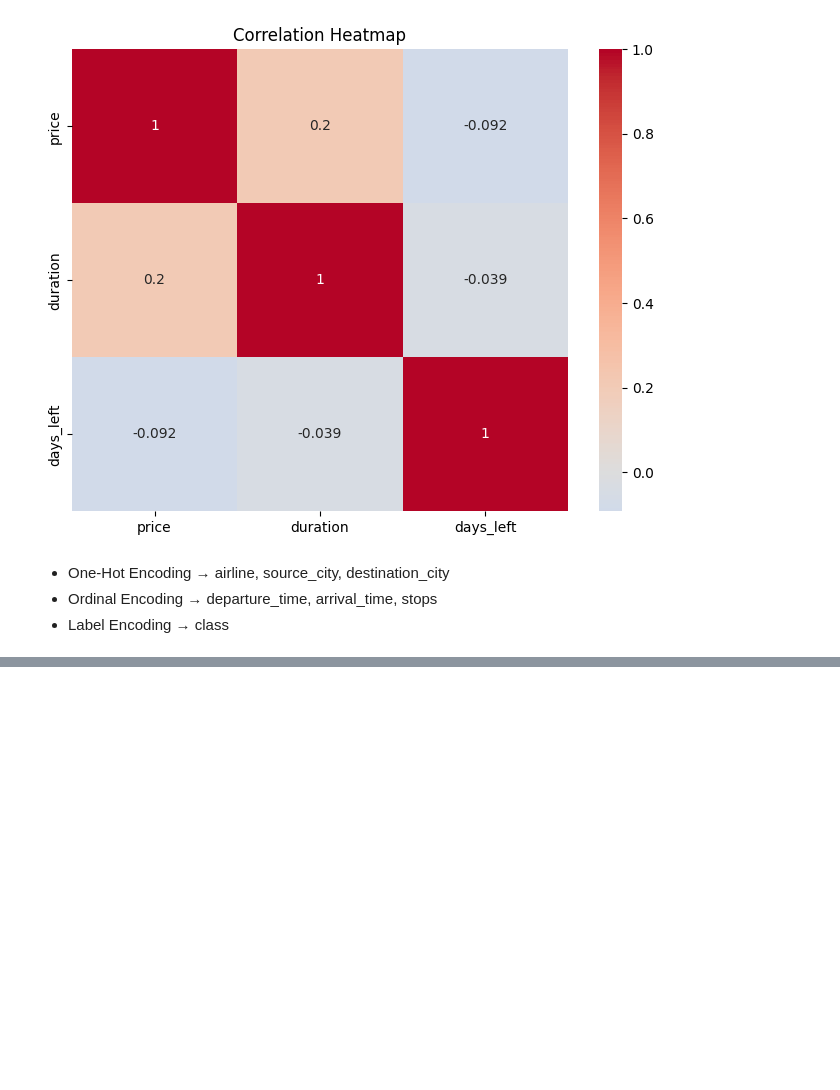
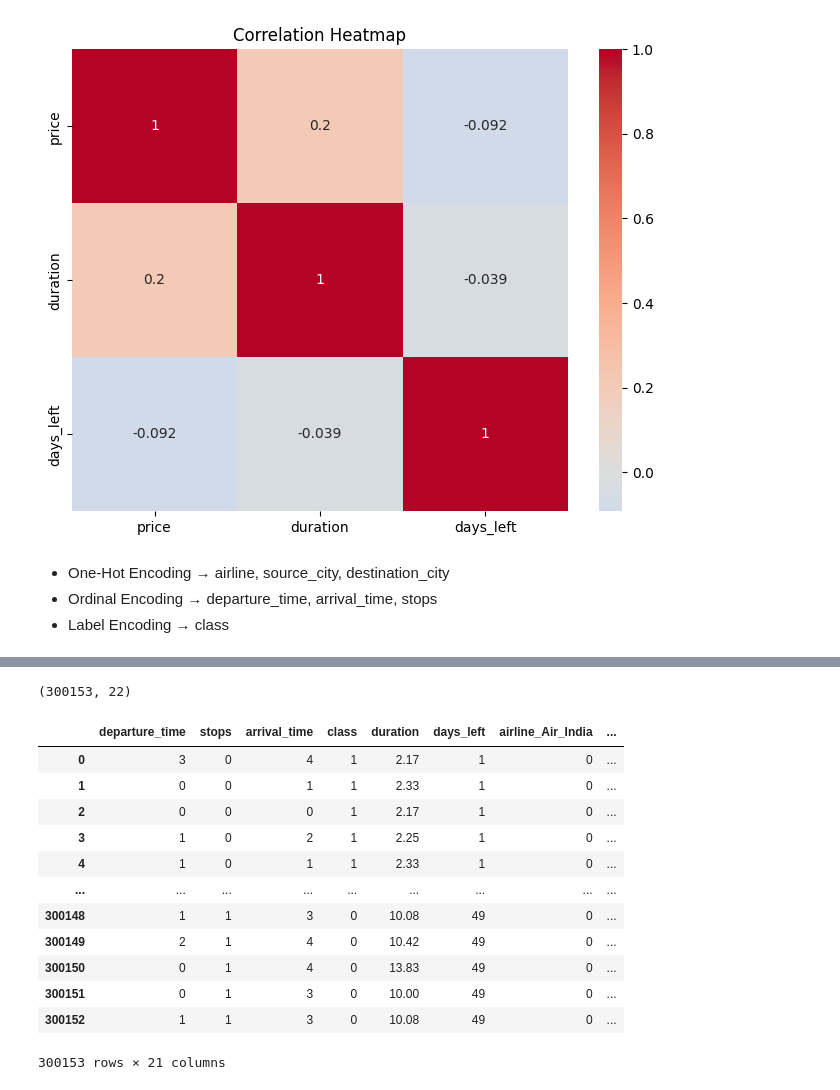
Before and after one commit to dinislamweb/flight_price_prediction, a Jupyter notebook: flight_price_prediction.ipynb, the cells around one changed output, grey strips where cells are left out. Cells and saved outputs as stored; diff of their text form; code cells hidden in the pictures; blank space fills up the shorter version.

```diff
--- a/flight_price_prediction.ipynb
+++ b/flight_price_prediction.ipynb
@@ -680,13 +687,0 @@ binary_col = 'class'
-# %%
-# --- Encode binary column (class) ---
-label = LabelEncoder()
-df['class_encoded'] = label.fit_transform(df[binary_col])  # Economy=0, Business=1
-
-# --- Ordinal mappings ---
-time_mapping = [['Early_Morning','Morning','Afternoon','Evening','Night','Late_Night']]
-stops_mapping = [['zero','one','two_or_more']]
-
-# --- Preprocessors ---
-onehot = OneHotEncoder(handle_unknown='ignore', drop='first')
-ordinal = OrdinalEncoder(categories=time_mapping + stops_mapping)
-scaler = StandardScaler()
@@ -722,0 +696,15 @@ ColumnTransformer(transformers=[('onehot',
+# %%
+# Ordinal encoding for departure_time, arrival_time, stops
+ordinal_mapping = {
+    'departure_time': {'Early_Morning': 0, 'Morning': 1, 'Afternoon': 2, 'Evening': 3, 'Night': 4,'Late_Night': 5},
+    'arrival_time': {'Early_Morning': 0, 'Morning': 1, 'Afternoon': 2, 'Evening': 3, 'Night': 4,'Late_Night': 5},
+    'stops': {'zero': 0, 'one': 1, 'two_or_more': 2}
+}
+for col, mapping in ordinal_mapping.items():
+    df[col] = df[col].map(mapping)
+# %%
+# Label encoding for class
+from sklearn.calibration import LabelEncoder
+
+label_encoder = LabelEncoder()
+df['class'] = label_encoder.fit_transform(df['class'])
@@ -722,0 +721,24 @@ ColumnTransformer(transformers=[('onehot',
+# %%
+df.shape
+# %% [output]
+(300153, 22)
+# %%
+# Separate X and y
+X = df.drop(columns=['price'])
+y = df[['price']]
+# %%
+X
+# %% [output]
+|  | departure_time | stops | arrival_time | class | duration | days_left | airline_Air_India | ... |
+| 0 | 3 | 0 | 4 | 1 | 2.17 | 1 | 0 | ... |
+| 1 | 0 | 0 | 1 | 1 | 2.33 | 1 | 0 | ... |
+| 2 | 0 | 0 | 0 | 1 | 2.17 | 1 | 0 | ... |
+| 3 | 1 | 0 | 2 | 1 | 2.25 | 1 | 0 | ... |
+| 4 | 1 | 0 | 1 | 1 | 2.33 | 1 | 0 | ... |
+| ... | ... | ... | ... | ... | ... | ... | ... | ... |
+| 300148 | 1 | 1 | 3 | 0 | 10.08 | 49 | 0 | ... |
+| 300149 | 2 | 1 | 4 | 0 | 10.42 | 49 | 0 | ... |
+| 300150 | 0 | 1 | 4 | 0 | 13.83 | 49 | 0 | ... |
+| 300151 | 0 | 1 | 3 | 0 | 10.00 | 49 | 0 | ... |
+| 300152 | 1 | 1 | 3 | 0 | 10.08 | 49 | 0 | ... |
+300153 rows × 21 columns
```
Also changed, not shown: parts of 17 cells of this notebook.
